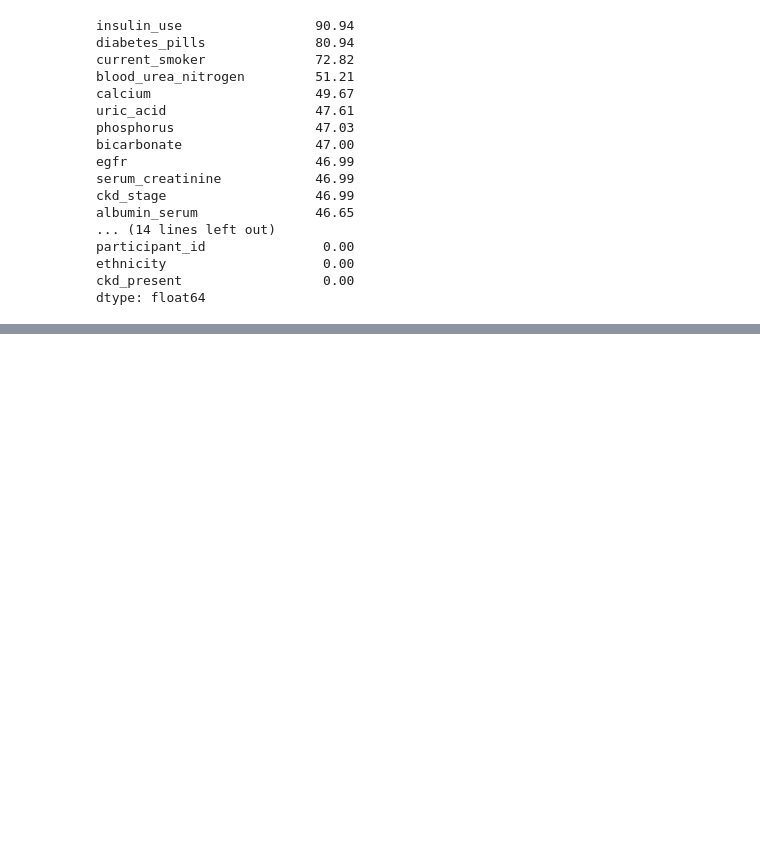
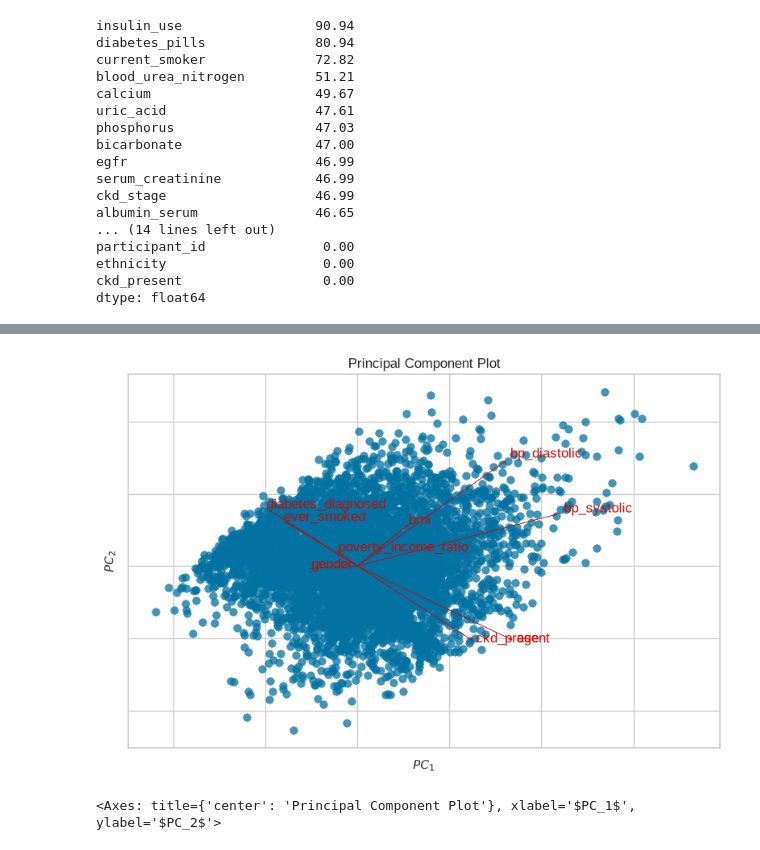
Before and after one commit to GonzaloManterola/Grupo27Ciencias, a Jupyter notebook: Main.ipynb, the cells around one changed output, grey strips where cells are left out. Cells and saved outputs as stored; diff of their text form; code cells hidden in the pictures; blank space fills up the shorter version.

```diff
--- a/Main.ipynb
+++ b/Main.ipynb
@@ -171,24 +175 @@ ckd_present                  0.00
 dtype: float64
-# %%
-import numpy as np
-from scipy import stats
-
-Clean = raw_dataset
-
-
-variable_1 = "height_cm"
-variable_2 = "weight_kg"
-
-Clean['height_cm'] = raw_dataset['height_cm'].fillna(raw_dataset['height_cm'].mean())
-Clean['weight_kg'] = raw_dataset['weight_kg'].fillna(raw_dataset['weight_kg'].mean())
-# Extraer las columnas del DataFrame
-datos_columna1 = Clean[variable_1]
-datos_columna2 = Clean[variable_2]
-
-# calcular la correlación de Pearson usando NumPy
-#coeficiente_correlacion = np.corrcoef(datos_columna1, datos_columna2)[0, 1]
-#print(coeficiente_correlacion)
-
-# alternativamente, se puede usar SciPy:
-coeficiente_correlacion, _ = stats.pearsonr(datos_columna1, datos_columna2)
-print(f"Correlación entre {variable_1} y {variable_2}: {coeficiente_correlacion:.4f}")
@@ -208,0 +242,16 @@ plt.show()
+# %%
+from yellowbrick.features import PCA as PcaViz
+
+# declaramos un objeto de la clase PcaViz:
+viz = PcaViz(
+    scale=True,          # le vamos a pedir que estandarice (si le pasáramos datos estandarizados esto va en false)
+    proj_features=True,  # le pedimos que dibuje las proyecciones de la features originales
+    projection=2,        # le pedimos dos proyecciones
+)
+# lo aplicamos sobre los datos originales
+viz.fit_transform(X)
+# y pedimos que se grafique
+viz.show()
+# %% [output]
+[figure, added]
+<Axes: title={'center': 'Principal Component Plot'}, xlabel='$PC_1$', ylabel='$PC_2$'>
```
Also changed, not shown: parts of 9 cells of this notebook.
